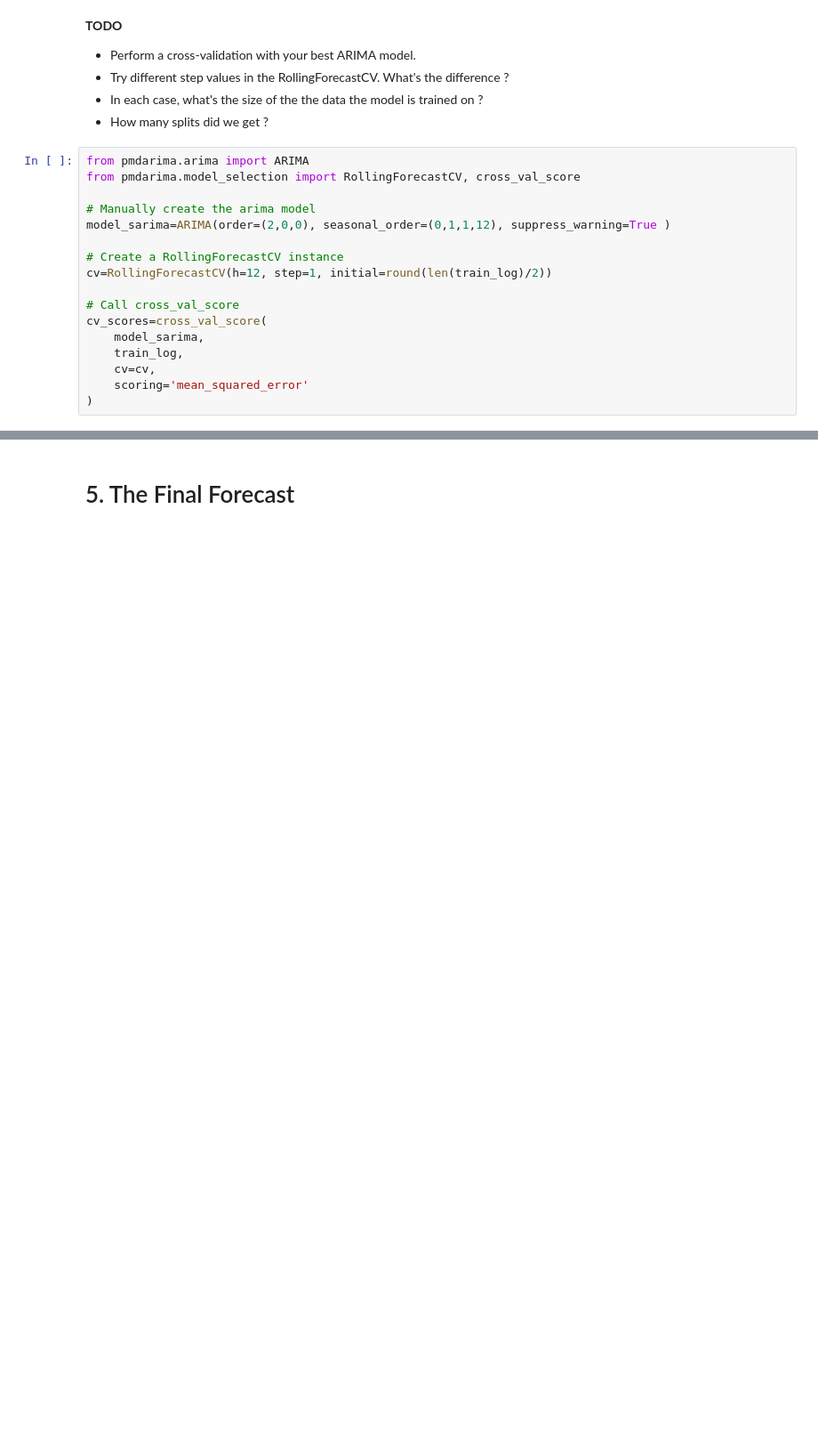
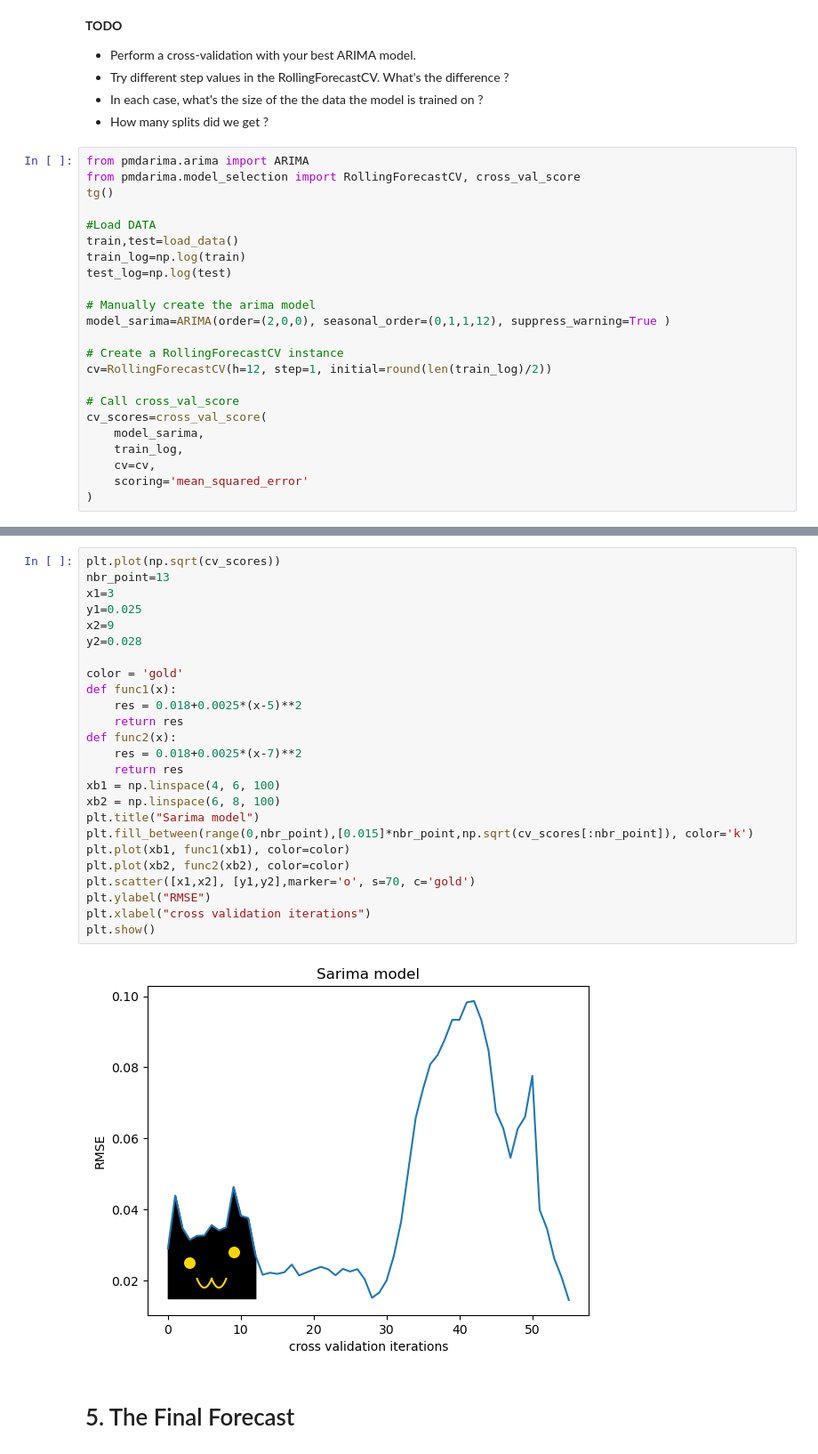
Before and after one commit to ThibaultLaunois/CampNum-12_ML6_time_series, a Jupyter notebook: notebooks/NB2_Time_Series_Forecasts.ipynb, the cells around one changed output, grey strips where cells are left out. Shown at 89% size. Drawn from its saved outputs; the diff is of its cells as text; blank space fills up the shorter version.

```diff
--- a/notebooks/NB2_Time_Series_Forecasts.ipynb
+++ b/notebooks/NB2_Time_Series_Forecasts.ipynb
@@ -751,6 +750,12 @@ plt.show()
 # %%
 from pmdarima.arima import ARIMA
 from pmdarima.model_selection import RollingForecastCV, cross_val_score
+tg()
+
+#Load DATA
+train,test=load_data()
+train_log=np.log(train)
+test_log=np.log(test)
 
 # Manually create the arima model
 model_sarima=ARIMA(order=(2,0,0), seasonal_order=(0,1,1,12), suppress_warning=True )
@@ -777,3 +784,30 @@ plt.show()
+# %%
+plt.plot(np.sqrt(cv_scores))
+nbr_point=13
+x1=3
+y1=0.025
+x2=9
+y2=0.028
+
+color = 'gold'
+def func1(x):
+    res = 0.018+0.0025*(x-5)**2
+    return res
+def func2(x):
+    res = 0.018+0.0025*(x-7)**2
+    return res
+xb1 = np.linspace(4, 6, 100)
+xb2 = np.linspace(6, 8, 100)
+plt.title("Sarima model")
+plt.fill_between(range(0,nbr_point),[0.015]*nbr_point,np.sqrt(cv_scores[:nbr_point]), color='k')
+plt.plot(xb1, func1(xb1), color=color)
+plt.plot(xb2, func2(xb2), color=color)
+plt.scatter([x1,x2], [y1,y2],marker='o', s=70, c='gold')
+plt.ylabel("RMSE")
+plt.xlabel("cross validation iterations")
+plt.show()
+# %% [output]
+[figure, added]
 # %% [markdown]
 # 5. The Final Forecast
 # %% [markdown]
```
Also changed, not shown: parts of 16 cells of this notebook.
